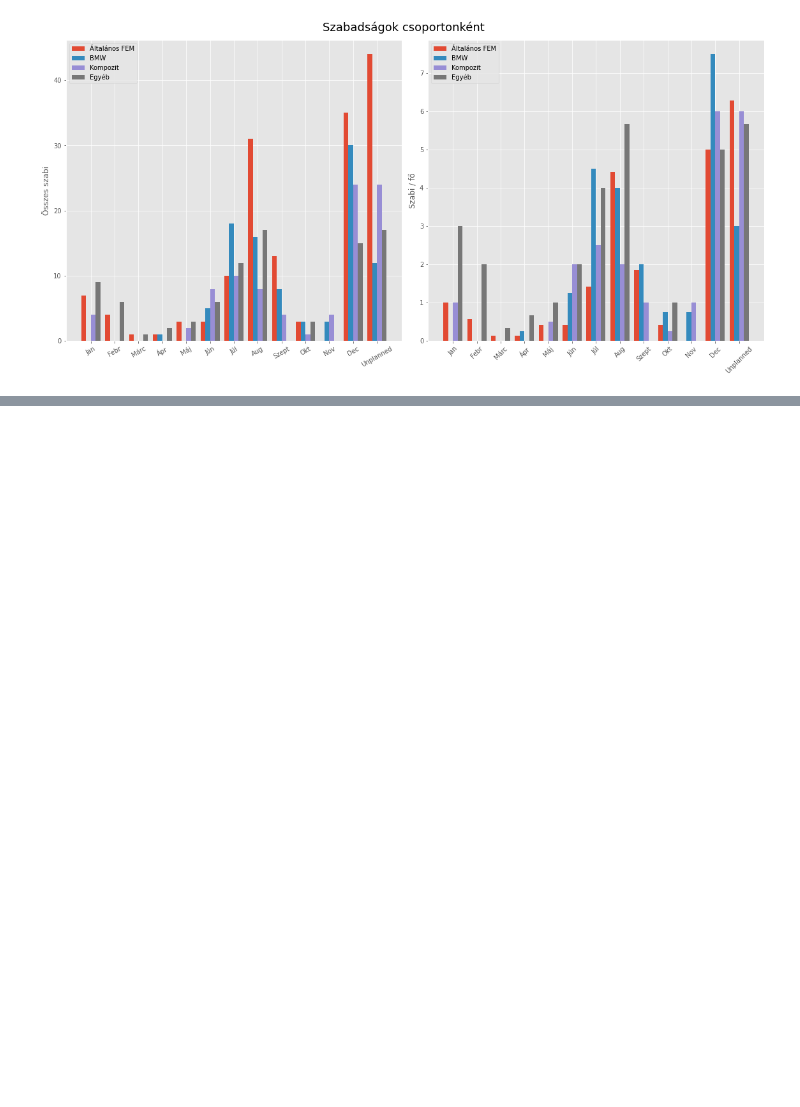
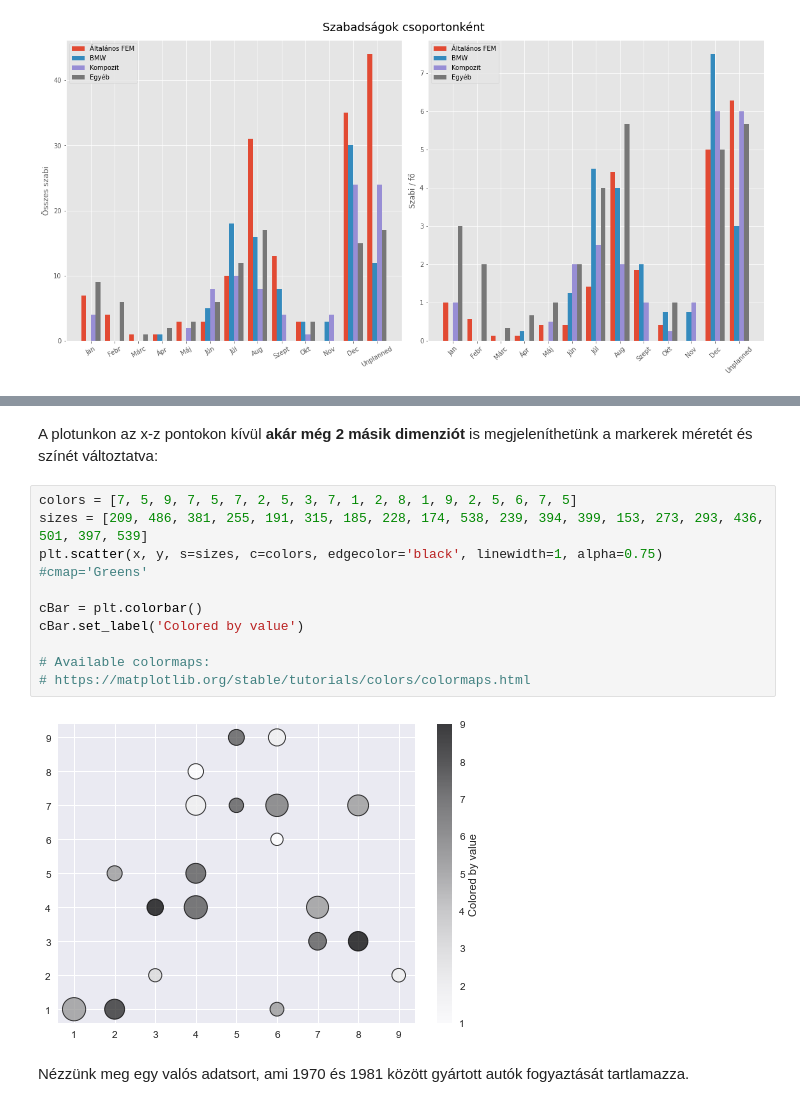
Before and after one commit to mizsakpeti/python-plotting-eCon, a Jupyter notebook: jupyter-notebooks/03_Matplotlib/031_MatPlotLib_PlotTypes.ipynb, the cells around one changed output, grey strips where cells are left out. Drawn from its saved outputs; the diff is of its cells as text; blank space fills up the shorter version.

```diff
--- a/jupyter-notebooks/03_Matplotlib/031_MatPlotLib_PlotTypes.ipynb
+++ b/jupyter-notebooks/03_Matplotlib/031_MatPlotLib_PlotTypes.ipynb
@@ -177,0 +198,16 @@ plt.tight_layout()
+# %% [markdown]
+A plotunkon az x-z pontokon kívül **akár még 2 másik dimenziót** is megjeleníthetünk a markerek méretét és színét változtatva:
+# %%
+colors = [7, 5, 9, 7, 5, 7, 2, 5, 3, 7, 1, 2, 8, 1, 9, 2, 5, 6, 7, 5]
+sizes = [209, 486, 381, 255, 191, 315, 185, 228, 174, 538, 239, 394, 399, 153, 273, 293, 436, 501, 397, 539]
+plt.scatter(x, y, s=sizes, c=colors, edgecolor='black', linewidth=1, alpha=0.75)  #cmap='Greens'
+
+cBar = plt.colorbar()
+cBar.set_label('Colored by value')
+
+# Available colormaps:
+# https://matplotlib.org/stable/tutorials/colors/colormaps.html
+# %% [output]
+[figure, added]
+# %% [markdown]
+Nézzünk meg egy valós adatsort, ami 1970 és 1981 között gyártott autók fogyaztását tartlamazza.
```
Also changed, not shown: parts of 15 cells of this notebook, 2 other files.
